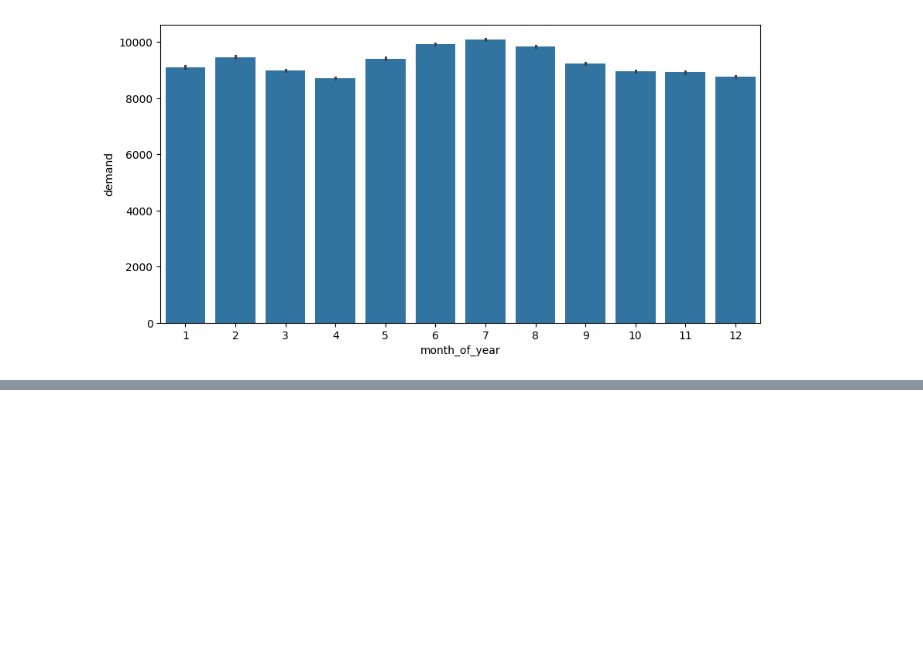
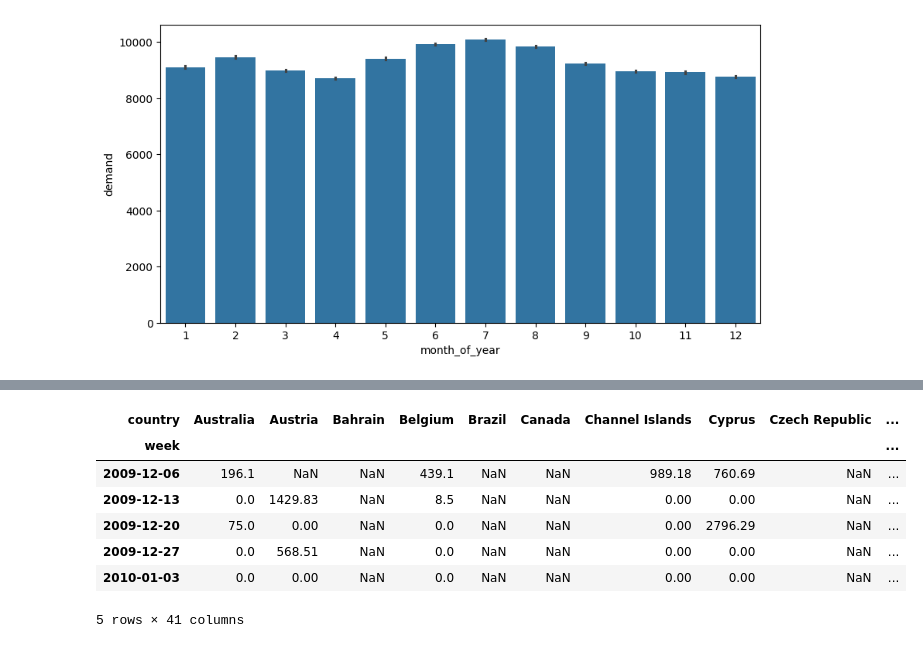
Before and after one commit to yungshun317/pd-algo-trading, a Jupyter notebook: feature_engineering.ipynb, the cells around one changed output, grey strips where cells are left out. Saved outputs shown, nothing was run; the diff lists cells and outputs as text; code cells hidden in the pictures; blank space fills up the shorter version.

Commit message:
[FEAT] Extract date-related features

```diff
--- a/feature_engineering.ipynb
+++ b/feature_engineering.ipynb
@@ -1245,0 +1369,14 @@ sns.barplot(data=result, y="demand", x="month_of_year", ax=ax)
+# %%
+mask = ~df["customer_id"].isnull()
+df = df[mask]
+
+df["is_cancelled"] = df["invoice"].apply(lambda x: str(x)[0] == "C")
+
+mask = ~(~df["is_cancelled"] & df["quantity"] < 0)
+
+df = df[mask]
+
+df["revenue"] = df["quantity"] * df["price"]
+
+mask = ~df["is_cancelled"]
+df.head()
@@ -1245,0 +1390,12 @@ sns.barplot(data=result, y="demand", x="month_of_year", ax=ax)
+# %%
+# If running this raises an UnsupportedFunctionCall error
+# try upgrading your version of pandas.
+df_gross = (
+    df.loc[mask, ["invoice_date", "quantity", "revenue", "country"]]
+    .groupby("country")
+    .resample("W", on="invoice_date")
+    .sum(numeric_only=True)
+)
+
+df_gross.index.rename(["country", "week"], inplace=True)
+df_gross.head()
@@ -1245,0 +1410,28 @@ sns.barplot(data=result, y="demand", x="month_of_year", ax=ax)
+# %%
+df_gross_countries = df_gross.reset_index(level="country")
+
+countries = [
+    'United Kingdom',
+    'Belgium',
+    "EIRE",
+    'Germany',
+    "France",
+    'Spain',
+]
+
+df_gross_countries[df_gross_countries["country"].isin(countries)].to_csv(
+    "datasets/online_retail_dataset_countries.csv",
+    index=True,
+)
+
+y = df_gross.unstack("country")["revenue"]
+y.head()
+# %% [output]
+| country | Australia | Austria | Bahrain | Belgium | Brazil | Canada | Channel Islands | Cyprus | Czech Republic | ... |
+| week |  |  |  |  |  |  |  |  |  | ... |
+| 2009-12-06 | 196.1 | NaN | NaN | 439.1 | NaN | NaN | 989.18 | 760.69 | NaN | ... |
+| 2009-12-13 | 0.0 | 1429.83 | NaN | 8.5 | NaN | NaN | 0.00 | 0.00 | NaN | ... |
+| 2009-12-20 | 75.0 | 0.00 | NaN | 0.0 | NaN | NaN | 0.00 | 2796.29 | NaN | ... |
+| 2009-12-27 | 0.0 | 568.51 | NaN | 0.0 | NaN | NaN | 0.00 | 0.00 | NaN | ... |
+| 2010-01-03 | 0.0 | 0.00 | NaN | 0.0 | NaN | NaN | 0.00 | 0.00 | NaN | ... |
+5 rows × 41 columns
```
Also changed, not shown: parts of 65 cells of this notebook.
